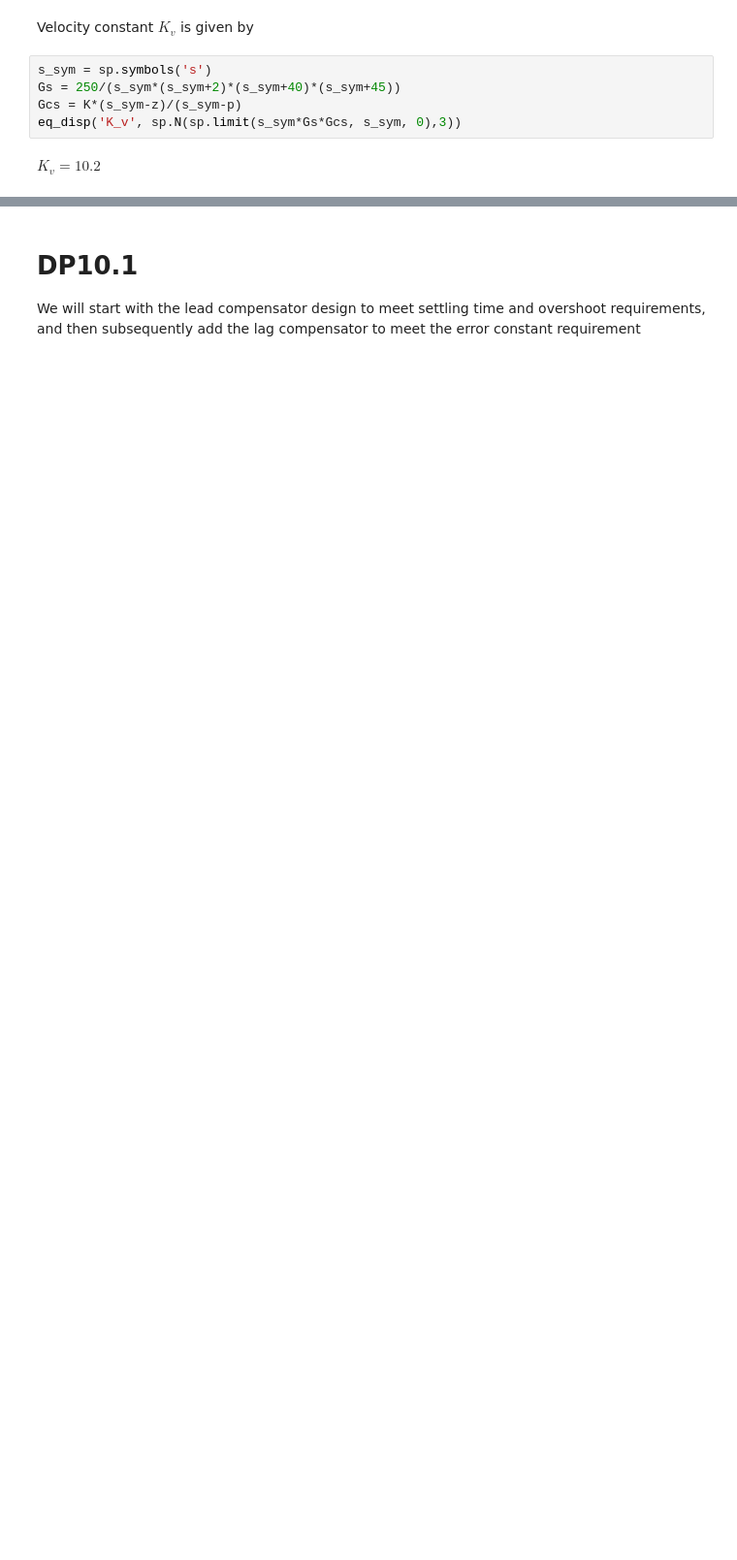
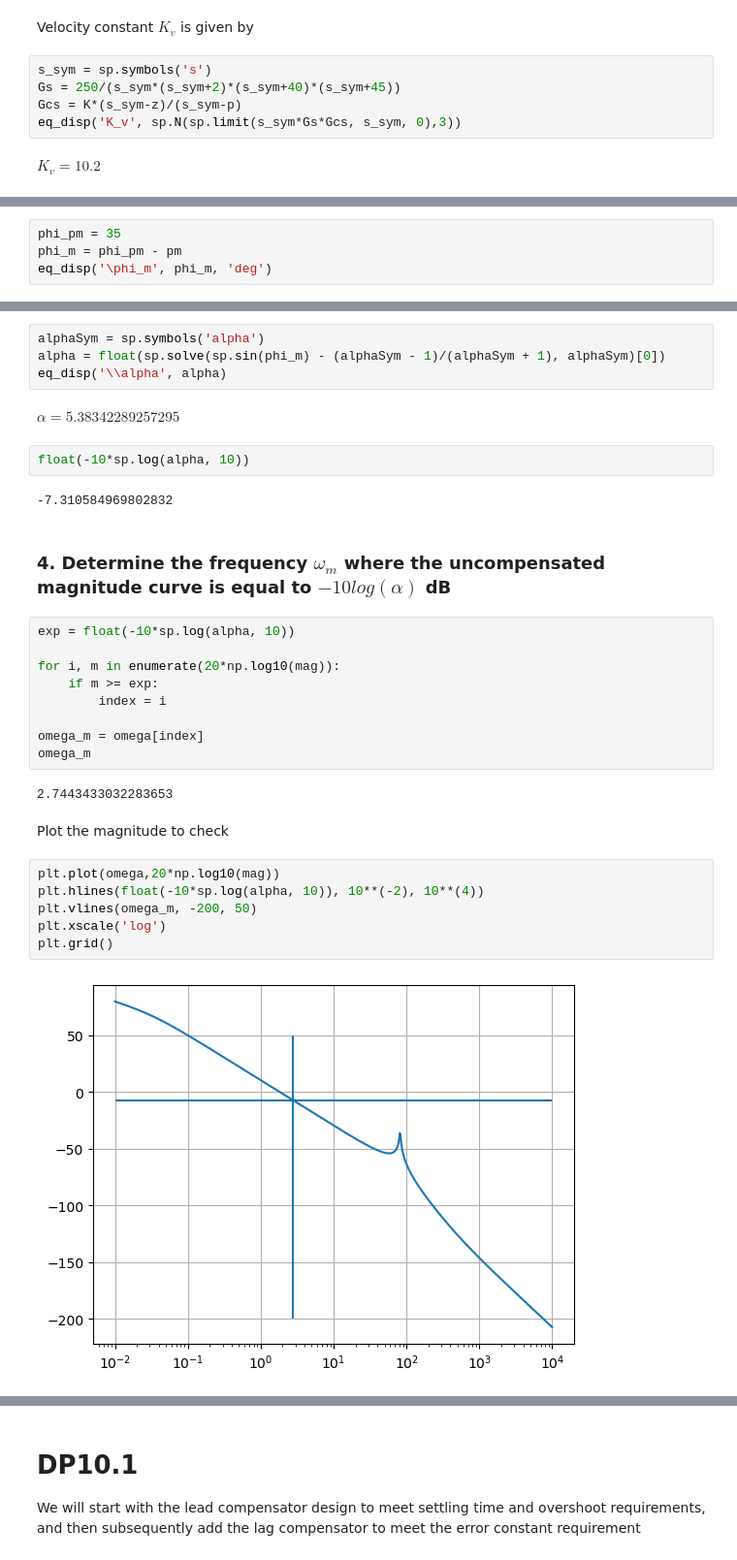
Before and after one commit to robotengineer123/ControlHomework, a Jupyter notebook: Homework_10/HW10.ipynb, the cells around one changed output, grey strips where cells are left out. Shown at 97% size. Drawn from its saved outputs; the diff is of its cells as text; blank space fills up the shorter version.

```diff
--- a/Homework_10/HW10.ipynb
+++ b/Homework_10/HW10.ipynb
@@ -197,0 +257,4 @@ $K_v=10.2 \: $
+# %%
+phi_pm = 35
+phi_m = phi_pm - pm
+eq_disp('\phi_m', phi_m, 'deg')
@@ -197,0 +265,33 @@ $K_v=10.2 \: $
+# %%
+alphaSym = sp.symbols('alpha')
+alpha = float(sp.solve(sp.sin(phi_m) - (alphaSym - 1)/(alphaSym + 1), alphaSym)[0])
+eq_disp('\\alpha', alpha)
+# %% [output]
+$\alpha=5.38342289257295 \: $
+# %%
+float(-10*sp.log(alpha, 10))
+# %% [output]
+-7.310584969802832
+# %% [markdown]
+### 4. Determine the frequency $\omega_m$ where the uncompensated magnitude curve is equal to $-10 log(\alpha)$ dB
+# %%
+exp = float(-10*sp.log(alpha, 10))
+
+for i, m in enumerate(20*np.log10(mag)):
+    if m >= exp:
+        index = i
+
+omega_m = omega[index]
+omega_m
+# %% [output]
+2.7443433032283653
+# %% [markdown]
+Plot the magnitude to check
+# %%
+plt.plot(omega,20*np.log10(mag))
+plt.hlines(float(-10*sp.log(alpha, 10)), 10**(-2), 10**(4))
+plt.vlines(omega_m, -200, 50)
+plt.xscale('log')
+plt.grid()
+# %% [output]
+[figure, added]
```
Also changed, not shown: parts of 58 cells of this notebook, 1 other file.
